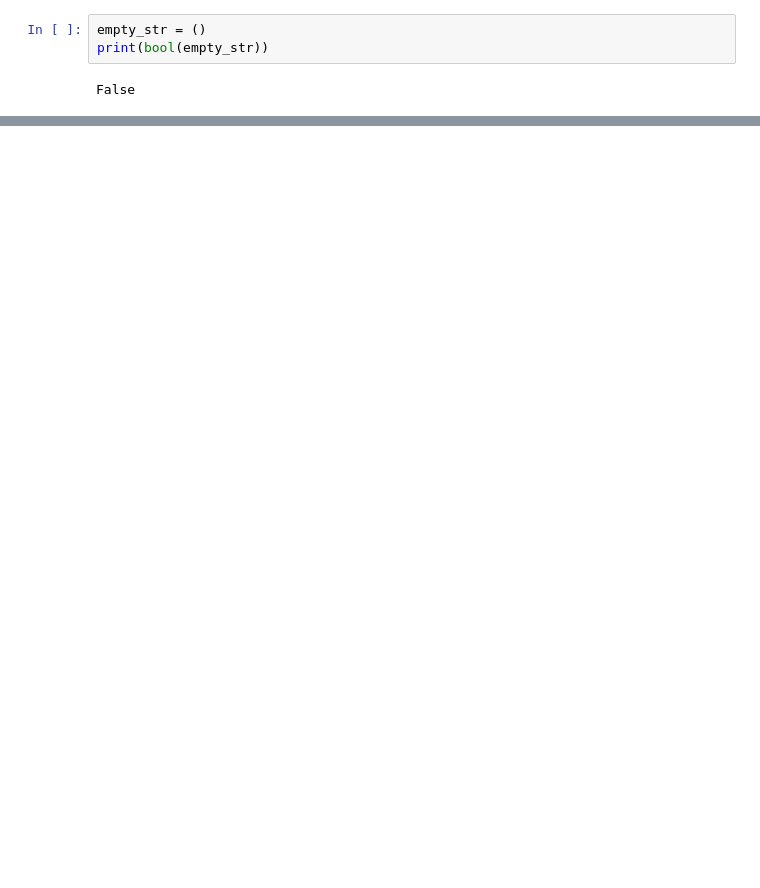
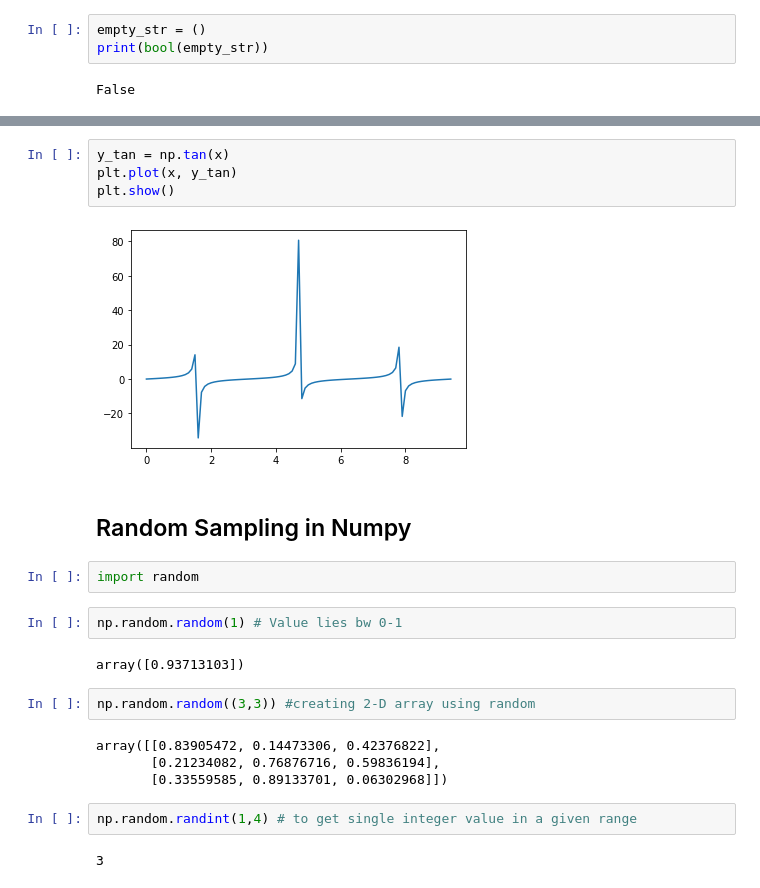
Before and after one commit to Jeevesh-Joshi/Machine-Learning-Basics, a Jupyter notebook: ML from Basics/Numpy Tutorials.ipynb, the cells around one changed output, grey strips where cells are left out. Drawn from its saved outputs; the diff is of its cells as text; blank space fills up the shorter version.

Commit message:
Numpy Completed

```diff
--- a/ML from Basics/Numpy Tutorials.ipynb
+++ b/ML from Basics/Numpy Tutorials.ipynb
@@ -107,0 +660,24 @@ print(empty_matrix)
+# %%
+y_tan = np.tan(x)
+plt.plot(x, y_tan)
+plt.show()
+# %% [output]
+[figure, added]
+# %% [markdown]
+## Random Sampling in Numpy
+# %%
+import random
+# %%
+np.random.random(1) # Value lies bw 0-1
+# %% [output]
+array([0.93713103])
+# %%
+np.random.random((3,3)) #creating 2-D array using random
+# %% [output]
+array([[0.83905472, 0.14473306, 0.42376822],
+       [0.21234082, 0.76876716, 0.59836194],
+       [0.33559585, 0.89133701, 0.06302968]])
+# %%
+np.random.randint(1,4) # to get single integer value in a given range
+# %% [output]
+3
```
Also changed, not shown: parts of 112 cells of this notebook.
